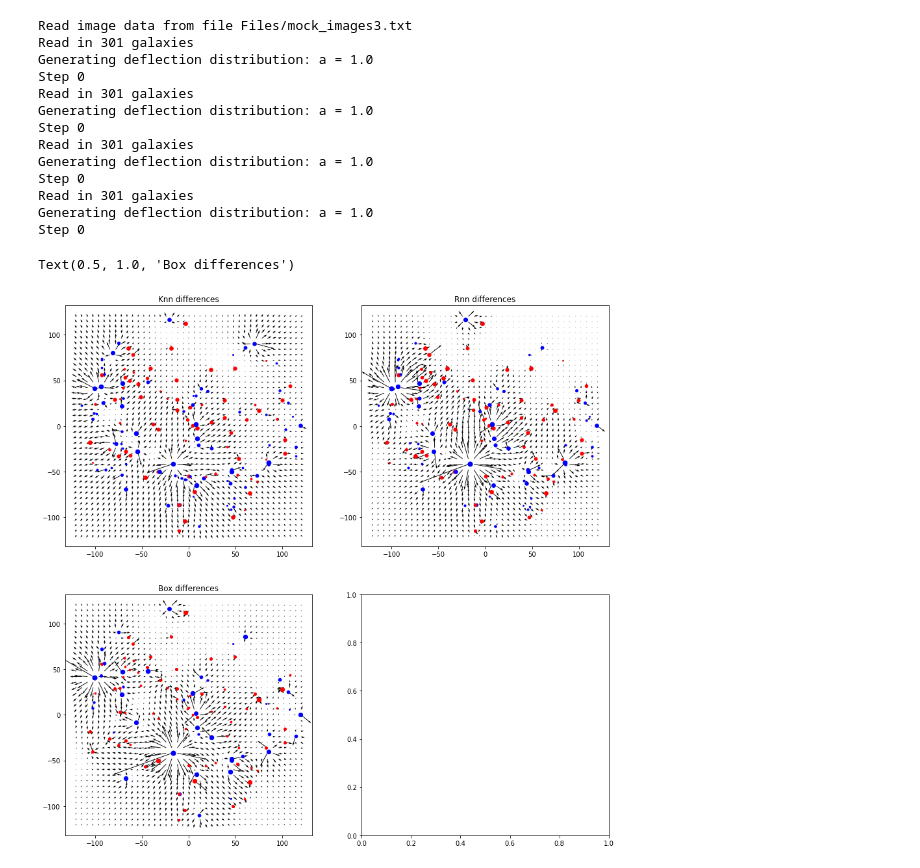
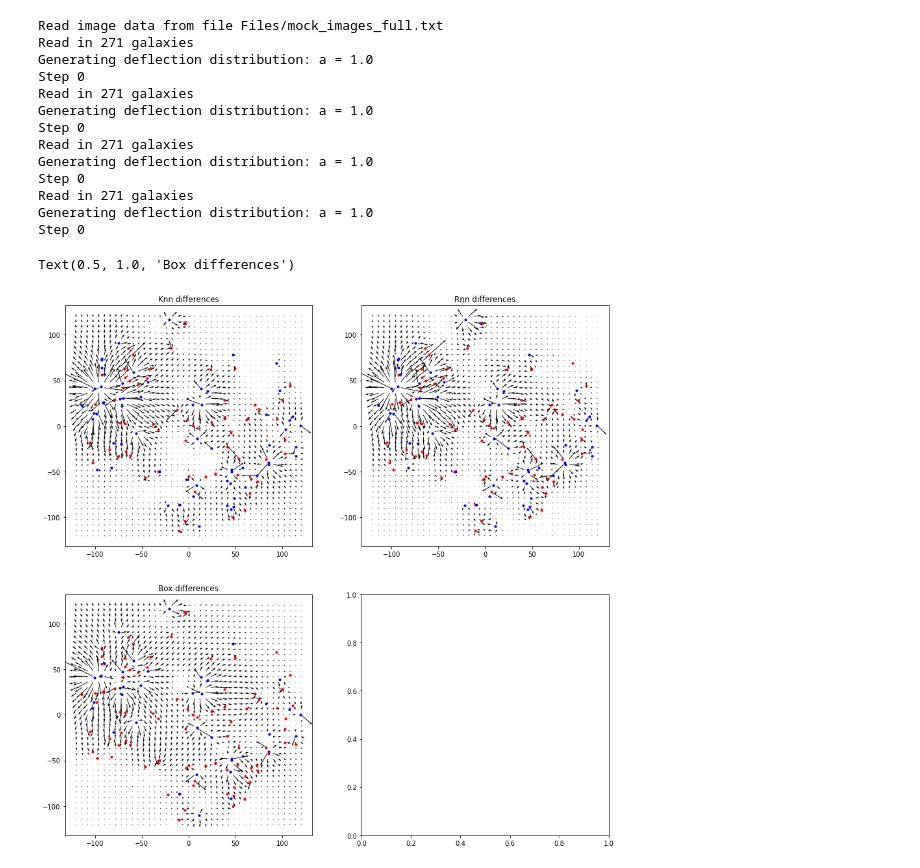
Before and after one commit to JackieLee23/Gravitational-Lensing, a Jupyter notebook: Macs_deflection_distributions.ipynb, the cells around one changed output. Cells and saved outputs as stored; diff of their text form; code cells hidden in the pictures.

```diff
--- a/Macs_deflection_distributions.ipynb
+++ b/Macs_deflection_distributions.ipynb
@@ -166,7 +186,8 @@ def sigmaCut(X, y, p, k):
     model = np.polyfit(clustermag, clustercolor, 1)
     predict = np.poly1d(model)
 
-    sigma = np.std(clustercolor)
+    res = clustercolor - predict(clustermag)
+    sigma = np.std(res)
 
     probs = np.zeros(len(p))
     classes = np.zeros(len(p))
@@ -218,6 +241,6 @@ def scatterDraw(n, scatter, ax, probs = [], color = "red"):
 # %%
 #Get probability arrays
-knnprob = Knn(Xcm, y, unknownXcm, 13)[0]
+knnprob = Knn(Xcm, y, unknownXcm, 16)[0]
 rnnprob = Rnn(Xcm, y, unknownXcm, 0.15)[0]
 boxprob = box(Xcm, y, unknownXcm, 2, 14)[0]
 sigmaclass = sigmaCut(Xcm, y, unknownXcm, 1.0)[1]
@@ -262,9 +285,17 @@ def scatterMeans(n, probs, scatter, ax, color):
     return marr
 # %%
 fig, ((ax1, ax2)) = plt.subplots(1, 2, figsize=(15,5))
-marr1 = scatterMeans(20, sigmaclass, True, ax1, "red")
-marr2 = scatterMeans(20, knnprob, True, ax1, "blue")
+marr1 = scatterMeans(200, sigmaclass, True, ax1, "red")
+marr2 = scatterMeans(200, knnprob, True, ax1, "blue")
 diff = marr2 - marr1
 
 ax2.quiver(img.xarr[:,0], img.xarr[:,1], diff[0,:,0], diff[0,:,1])
+
+count = 0
+for i in diff[0,:,0]:
+    if i > 0:
+        count += 1
+
+print(np.mean(diff[0,:,0]))
+print(np.mean(diff[0,:,1]))
 # %% [output]
@@ -309,9 +341,9 @@ def plothist(probs, ax, ax2):
 
 
 
-reps = 3000
+reps = 1000
 
-data[clustnum:,3] = classes
+data[clustnum:,3] = sigmaclass
 gal = fc.galclass(data)
 gal.scale()
 gal.draw(False)
@@ -426,49 +455,49 @@ Text(0.5, 1.0, 'Box differences')
 #Create vector field
 def plotdiffs(ax, orig, probs):
     for i in range(len(orig)):
-        if unknown[i].master_x > minx and unknown[i].master_x < maxx and unknown[i].master_y > miny and unknown[i].master_y < maxy:
+        if unknown[i].master_x > -120 and unknown[i].master_x < 120 and unknown[i].master_y > -120 and unknown[i].master_y < 120:
             diff = abs(orig[i] - probs[i])
             if orig[i] < probs[i]:
-                ax.scatter(unknown[i].master_x, unknown[i].master_y, color="blue", s = 50 * diff)
+                ax.scatter(unknown[i].master_x, unknown[i].master_y, color="blue", s = 10)
             else:
-                ax.scatter(unknown[i].master_x, unknown[i].master_y, color="red", s = 50 * diff)
+                ax.scatter(unknown[i].master_x, unknown[i].master_y, color="red", s = 10)
 
 fig, ((ax1, ax2), (ax3, ax4)) = plt.subplots(2, 2, figsize=(15, 15))
-imgmock = fc.imgclass("Files/mock_images3.txt", 0.0, cosmo)
+imgmock = fc.imgclass("Files/mock_images_full.txt", 0.0, cosmo)
 
 marr = getStats(100, sigmaclass, True, imgmock)[0]
 marrk = getStats(100, knnprob, True, imgmock)[0]
 marrr = getStats(100, rnnprob, True, imgmock)[0]
 marrbox = getStats(100, boxprob, True, imgmock)[0]
 
 diffk = marrk - marr
 diffr = marrr - marr
 diffbox = marrbox - marr
 
 ax1.quiver(imgmock.xarr[:,0], imgmock.xarr[:,1], diffk[0,:,0], diffk[0,:,1])
 ax2.quiver(imgmock.xarr[:,0], imgmock.xarr[:,1], diffr[0,:,0], diffr[0,:,1])
 ax3.quiver(imgmock.xarr[:,0], imgmock.xarr[:,1], diffbox[0,:,0], diffbox[0,:,1])
 
 plotdiffs(ax1, sigmaclass, knnprob)
 plotdiffs(ax2, sigmaclass, rnnprob)
 plotdiffs(ax3, sigmaclass, boxprob)
 
 ax1.set_title("Knn differences")
 ax2.set_title("Rnn differences")
 ax3.set_title("Box differences")
 # %% [output]
-Read image data from file Files/mock_images3.txt
-Read in 301 galaxies
+Read image data from file Files/mock_images_full.txt
+Read in 271 galaxies
 Generating deflection distribution: a = 1.0
 Step 0
-Read in 301 galaxies
+Read in 271 galaxies
 Generating deflection distribution: a = 1.0
 Step 0
-Read in 301 galaxies
+Read in 271 galaxies
 Generating deflection distribution: a = 1.0
 Step 0
-Read in 301 galaxies
+Read in 271 galaxies
 Generating deflection distribution: a = 1.0
 Step 0
 Text(0.5, 1.0, 'Box differences')
-[figure, old version]
+[figure, new version]
```
Also changed, not shown: parts of 24 cells of this notebook, 13 other files.
